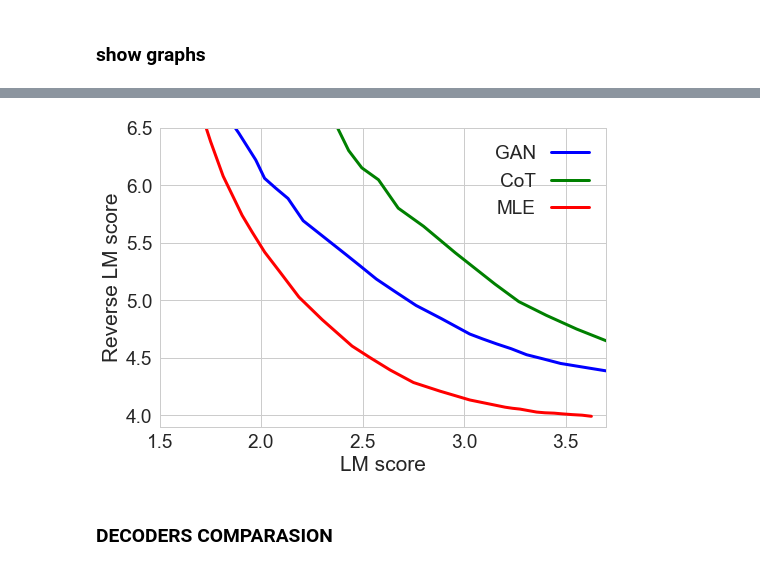
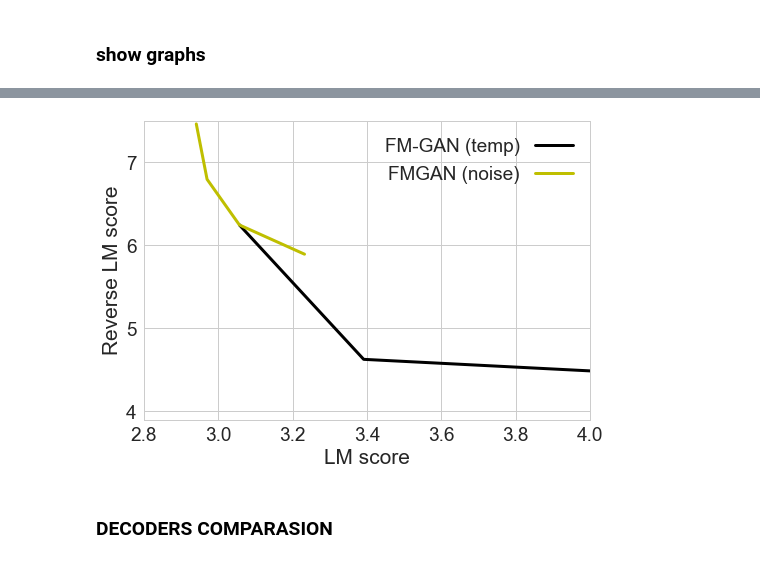
Before and after one commit to pclucas14/GansFallingShort, a Jupyter notebook: real_data_experiments/notebooks/lm-rlm_plot.ipynb, the cells around one changed output, grey strips where cells are left out. Cells and saved outputs as stored; diff of their text form; code cells hidden in the pictures.

```diff
--- a/real_data_experiments/notebooks/lm-rlm_plot.ipynb
+++ b/real_data_experiments/notebooks/lm-rlm_plot.ipynb
@@ -20,6 +20,12 @@ gan_temp_rlm_path = dir+'best_gan_temp_rlm_score.csv'
 
 cot_temp_lm_path  = dir+'best_cot_temp_lm_score.csv'
 cot_temp_rlm_path = dir+'best_cot_temp_rlm_score.csv'
+
+fmgan_temp_lm_path  = dir+'best_fmgan_temp_lm_score.csv'
+fmgan_temp_rlm_path = dir+'best_fmgan_temp_rlm_score.csv'
+
+fmgan_noise_lm_path  = dir+'best_fmgan_noise_lm_score.csv'
+fmgan_noise_rlm_path = dir+'best_fmgan_noise_rlm_score.csv'
 # %%
 mle_lm = pd.read_csv(mle_temp_lm_path).drop_duplicates('Step')
 mle_rlm = pd.read_csv(mle_temp_rlm_path).drop_duplicates('Step')
@@ -29,3 +35,9 @@ gan_rlm = pd.read_csv(gan_temp_rlm_path).drop_duplicates('Step')
 
 cot_lm = pd.read_csv(cot_temp_lm_path).drop_duplicates('Step')
 cot_rlm = pd.read_csv(cot_temp_rlm_path).drop_duplicates('Step')
+
+fmgan_temp_lm = pd.read_csv(fmgan_temp_lm_path).drop_duplicates('Step')
+fmgan_temp_rlm = pd.read_csv(fmgan_temp_rlm_path).drop_duplicates('Step')
+
+fmgan_noise_lm = pd.read_csv(fmgan_noise_lm_path).drop_duplicates('Step')
+fmgan_noise_rlm = pd.read_csv(fmgan_noise_rlm_path).drop_duplicates('Step')
@@ -49,39 +124,35 @@ def get_ec(c, pd_):
 # %%
-size_ = [size]*len(gan_lm.Value)
-plt.plot(gan_lm.Value, \
-            gan_rlm.Value, \
-            c='b',
-            label='GAN',
-            linewidth=linewidth) #edgecolor=get_ec('b', seqgan_mix_beta0_mti0_rlm), linewidth=3)
 
 
-size_ = [size]*len(cot_lm.Value)
-plt.plot(cot_lm.Value, \
-            cot_rlm.Value, \
-            c='g',
-            label='CoT',
-            linewidth=linewidth)# edgecolor=get_ec('g', seqgan_lm_beta0_mti0_lm), linewidth=3)
+size_ = [size]*len(fmgan_temp_lm.Value)
+plt.plot(fmgan_temp_lm.Value, \
+         fmgan_temp_rlm.Value, \
+            c='k',
+            label='FM-GAN (temp)',
+            linewidth=linewidth)#edgecolor=get_ec('r', mle_rlm), linewidth=3)
+
+size_ = [size]*len(fmgan_noise_lm.Value)
+plt.plot(fmgan_noise_lm.Value, \
+         fmgan_noise_rlm.Value, \
+            c='y',
+            label='FMGAN (noise)',
+            linewidth=linewidth)#edgecolor=get_ec('r', mle_rlm), linewidth=3)
 
 
-size_ = [size]*len(mle_lm.Value)
-# size_[mle_lm[mle_lm.Step==100].index[0]] = bsize
-plt.plot(mle_lm.Value, \
-            mle_rlm.Value, \
-            c='r',
-            label='MLE',
-            linewidth=linewidth)#edgecolor=get_ec('r', mle_rlm), linewidth=3)
+
+
 
 #plt.colorbar(sc)
 plt.xlabel('LM score')
 plt.ylabel('Reverse LM score')
-plt.axis([1.5, 3.7, 3.9, 6.5])
+plt.axis([2.8, 4, 3.9, 7.5])
 # plt.title('MLE (red) vs GAN (blue)')
 plt.legend(markerfirst=False, frameon=False)
 # plt.legend(frameon=False, markerfirst=False, loc=(0.5, 0.5))
-plt.savefig('../../figs/news_lm_rlm_temperature_mti0.pdf', bbox_inches='tight')
+plt.savefig('../../figs/news_lm_rlm_fmgan.pdf', bbox_inches='tight')
 plt.show()
 # %% [output]
-[figure, old version]
+[figure, new version]
 # %%
 
 # size_ = size
```
Also changed, not shown: parts of 2 cells of this notebook, 26 other files.
